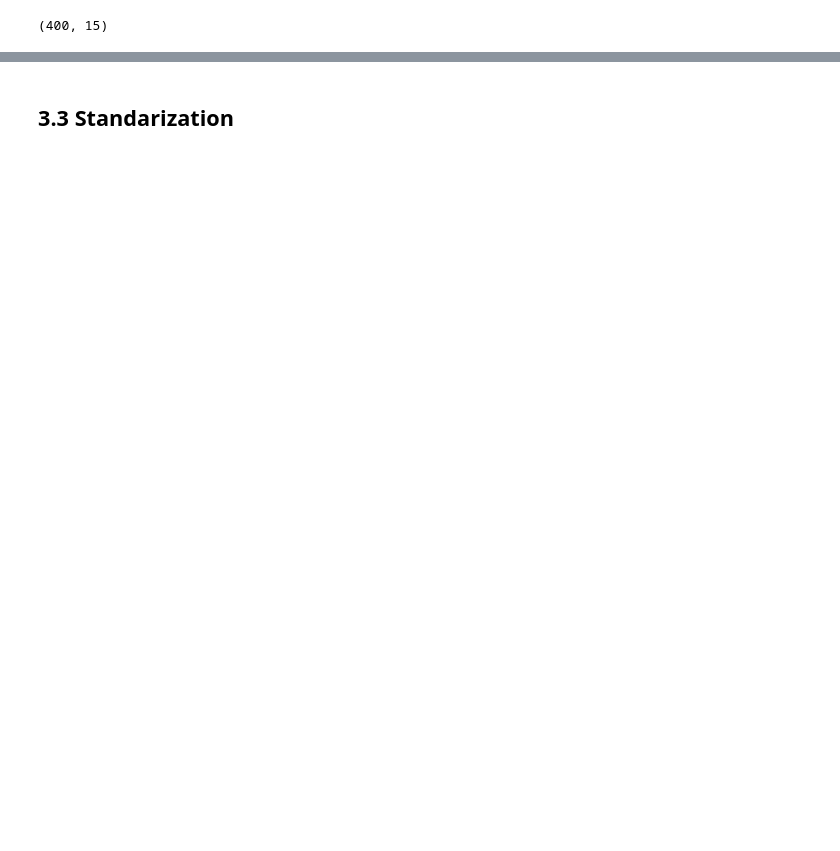
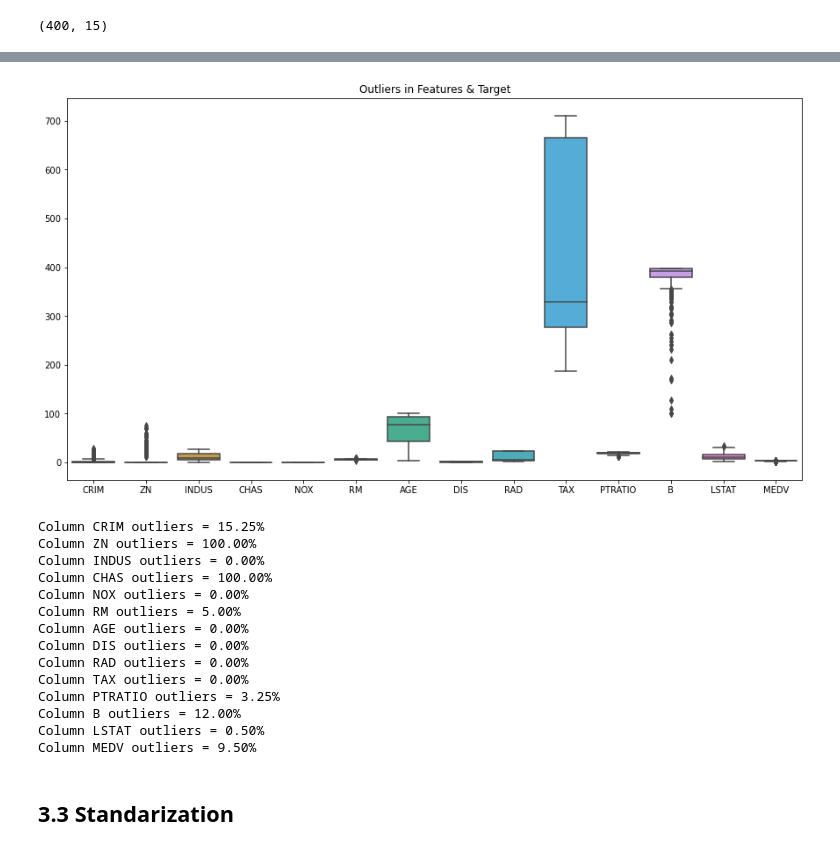
Before and after one commit to Jeyramana/GUVI_Assignments, a Jupyter notebook: Assignment_4/boston.ipynb, the cells around one changed output, grey strips where cells are left out. Drawn from its saved outputs; the diff is of its cells as text; code cells hidden in the pictures; blank space fills up the shorter version.

```diff
--- a/Assignment_4/boston.ipynb
+++ b/Assignment_4/boston.ipynb
@@ -238,3 +285,33 @@ plt.show()
+# %%
+plt.figure(figsize=(15, 8))
+sns.boxplot(data=df.iloc[:, 1:])
+plt.title('Outliers in Features & Target')
+plt.show()
+
+# Interquartile range
+for k, v in df.iloc[:, 1:].items():
+    q1 = v.quantile(0.25)
+    q3 = v.quantile(0.75)
+    irq = q3 - q1
+    v_col = v[(v <= q1 - 1.5*irq) | (v >= q3 + 1.5*irq)]
+    prec = np.shape(v_col)[0] * 100 / np.shape(df.iloc[:, 1:])[0]
+    print('Column %s outliers = %.2f%%' % (k, prec))
+# %% [output]
+[figure, added]
+Column CRIM outliers = 15.25%
+Column ZN outliers = 100.00%
+Column INDUS outliers = 0.00%
+Column CHAS outliers = 100.00%
+Column NOX outliers = 0.00%
+Column RM outliers = 5.00%
+Column AGE outliers = 0.00%
+Column DIS outliers = 0.00%
+Column RAD outliers = 0.00%
+Column TAX outliers = 0.00%
+Column PTRATIO outliers = 3.25%
+Column B outliers = 12.00%
+Column LSTAT outliers = 0.50%
+Column MEDV outliers = 9.50%
 # %% [markdown]
 ## 3.3 Standarization
 # %%
```
Also changed, not shown: parts of 21 cells of this notebook.
